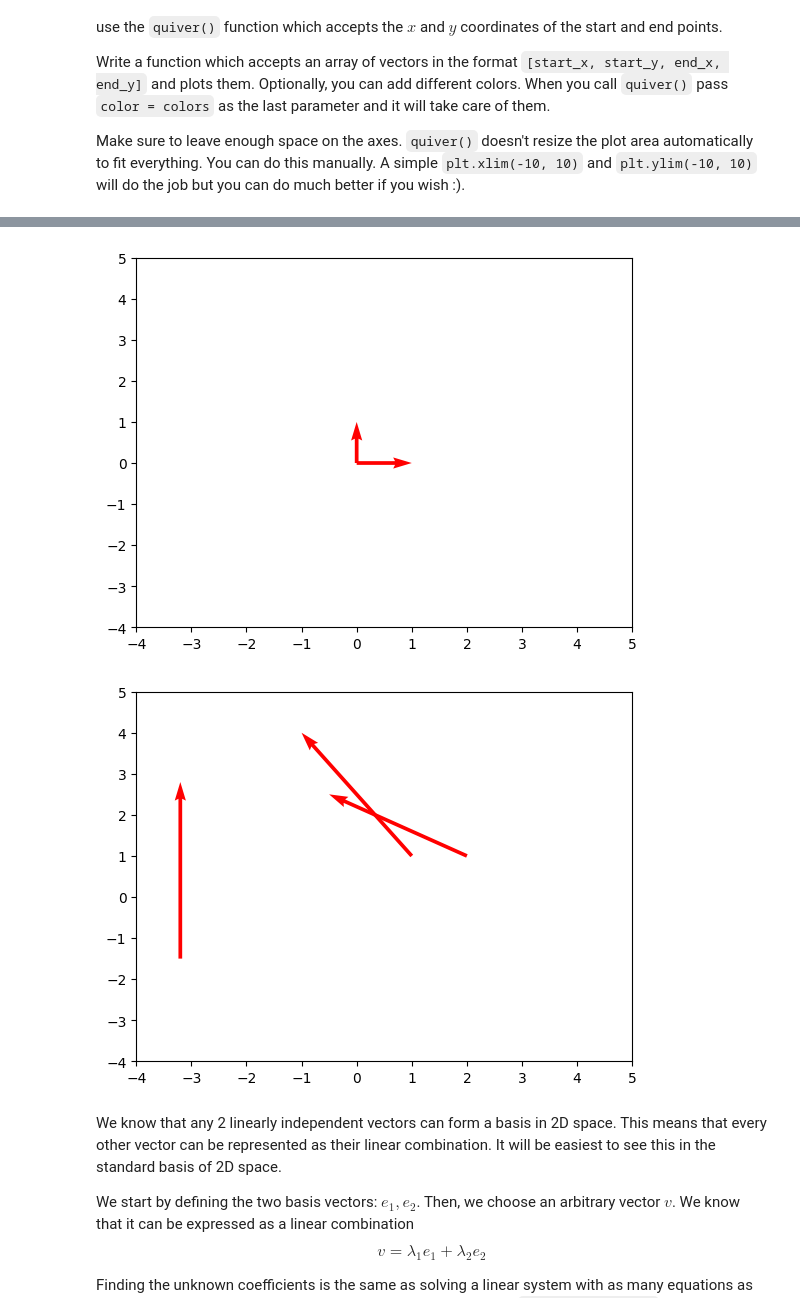
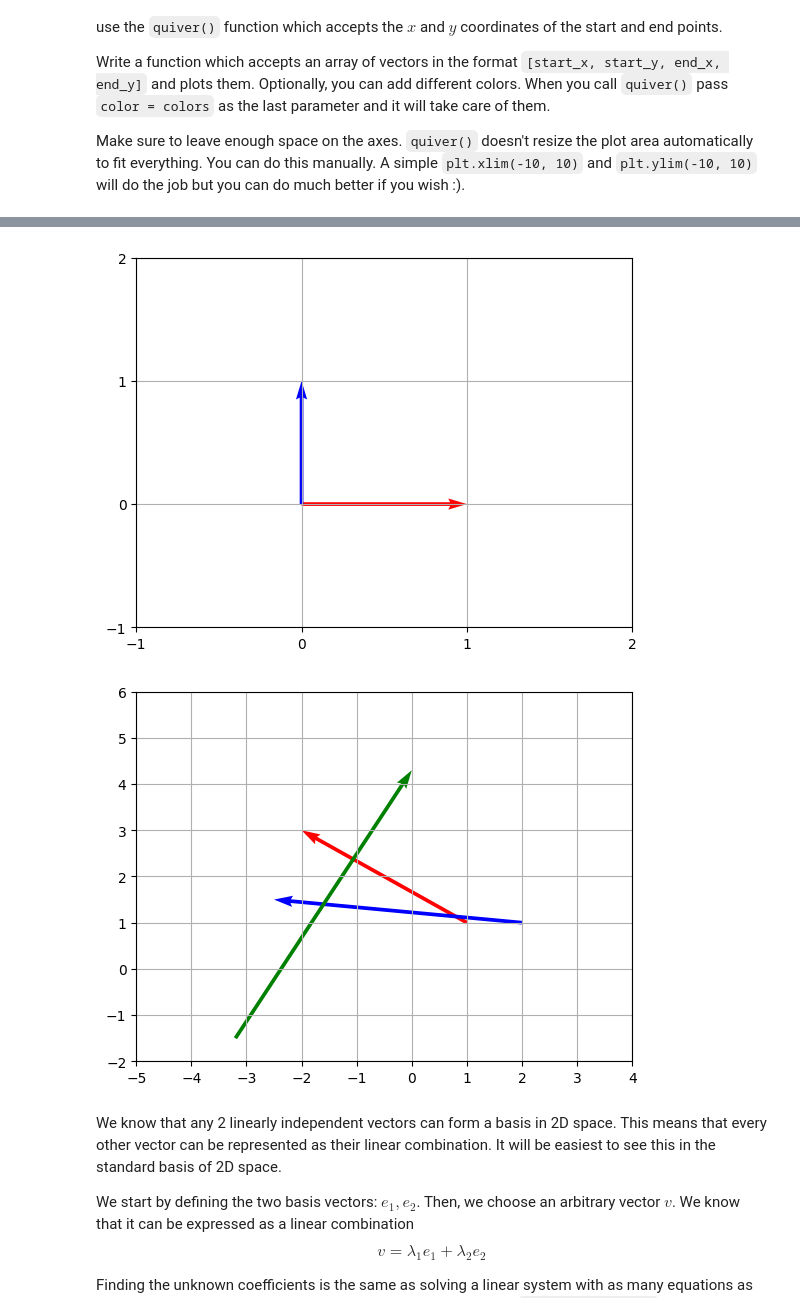
Before and after one commit to BoykoPetevBoev/SoftUni-Math-Concepts-for-Developers-March-2022, a Jupyter notebook: 06. Linear-Algebra-Exercise/Linear Algebra Exercise.ipynb, the cells around one changed output, grey strips where cells are left out. Cells and saved outputs as stored; diff of their text form; code cells hidden in the pictures.

Commit message:
Basis Vectors in 2D Coordinate Space

```diff
--- a/06. Linear-Algebra-Exercise/Linear Algebra Exercise.ipynb
+++ b/06. Linear-Algebra-Exercise/Linear Algebra Exercise.ipynb
@@ -24,13 +24,27 @@ def plot_vectors(vectors, colors):
     Plots vectors on the xy-plane. The `vectors` parameter is a Python list.
     Each vector is specified in the format [start_x, start_y, end_x, end_y]
     """
+    vectors = np.array(vectors)
+
     # Write your code here
-    for vector in vectors:
-        start_x, start_y, end_x, end_y = vector
-        plt.quiver(start_x, start_y, end_x, end_y, angles = "xy", scale_units = "xy", scale = 1, color=colors)
-        # plt.scatter(real, imag, label="vector")
-        plt.xticks(range(-4, 6))
-        plt.yticks(range(-4, 6))
+    x_start = vectors[: , 0]
+    y_start = vectors[: , 1]
+    x_end = vectors[: , 2] - x_start
+    y_end = vectors[: , 3] - y_start
+
+    plt.quiver(x_start, y_start, x_end, y_end, angles = "xy", scale_units = "xy", scale = 1, color=colors)
+
+    # plt.scatter(real, imag, label="vector")
+    x_numbers = [*x_start, *x_end]
+    y_numbers = [*y_start, *y_end]
+    x_max = int(max(x_numbers) + 2)
+    x_min = int(min(x_numbers) - 1)
+    y_max = int(max(y_numbers) + 2)
+    y_min = int(min(y_numbers) - 1)
+
+    plt.xticks(range(x_min, x_max))
+    plt.yticks(range(y_min, y_max))
+    plt.grid()
     plt.show()
     pass
 # %%
@@ -40,11 +54,11 @@ plot_vectors([[0, 0, 2, 3]], ["red"]) # One vector
 # %%
 plot_vectors([[0, 0, 1, 0], [0, 0, 0, 1]], ["red", "blue"]) # Two orthogonal vectors
 # %% [output]
-[figure, old version]
+[figure, new version]
 # %%
-plot_vectors([[1, 1, -2, 3], [2, 1, -2.5, 1.5], [-3.2, -1.5, 0, 4.3]], ["red", "blue", "orange"]) # Three arbitrary vectors
+plot_vectors([[1, 1, -2, 3], [2, 1, -2.5, 1.5], [-3.2, -1.5, 0, 4.3]], ["red", "blue", "green"]) # Three arbitrary vectors
 # %% [output]
-[figure, old version]
+[figure, new version]
 # %% [markdown]
 We know that any 2 linearly independent vectors can form a basis in 2D space. This means that every other vector can be represented as their linear combination. It will be easiest to see this in the standard basis of 2D space.
 
```
Also changed, not shown: parts of 7 cells of this notebook.
